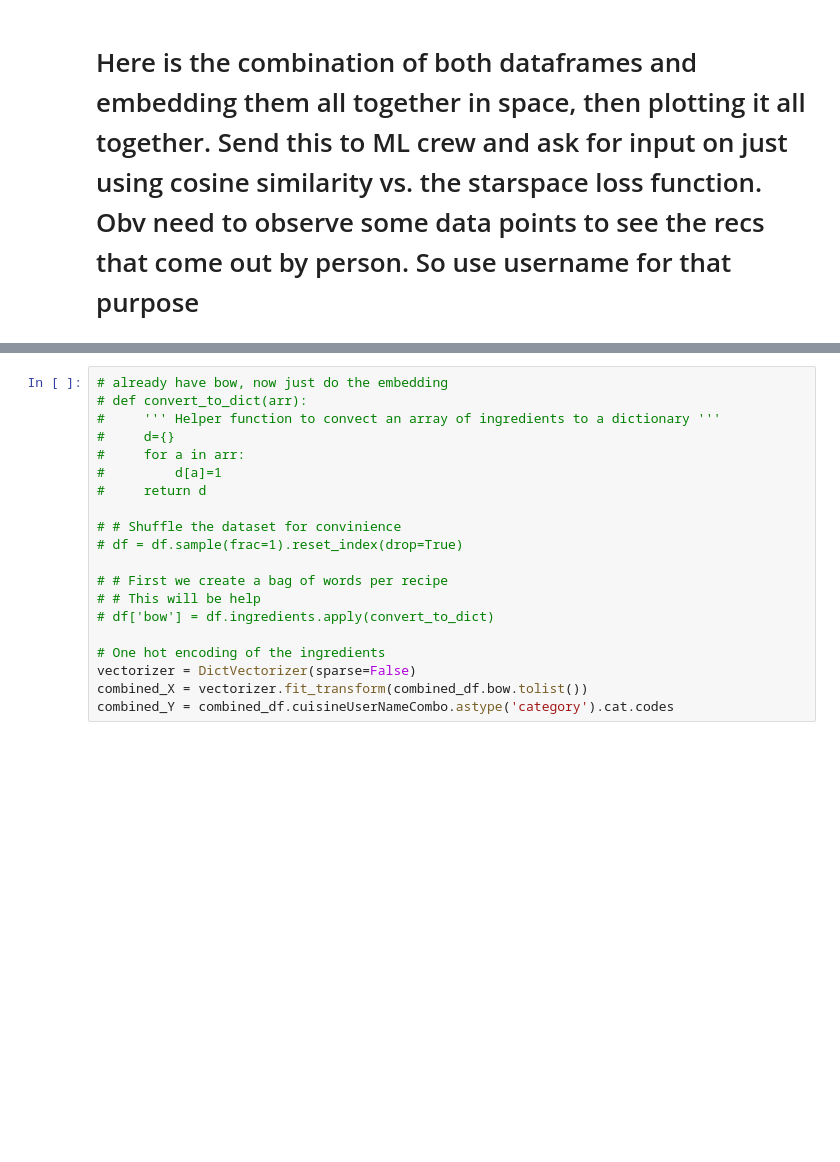
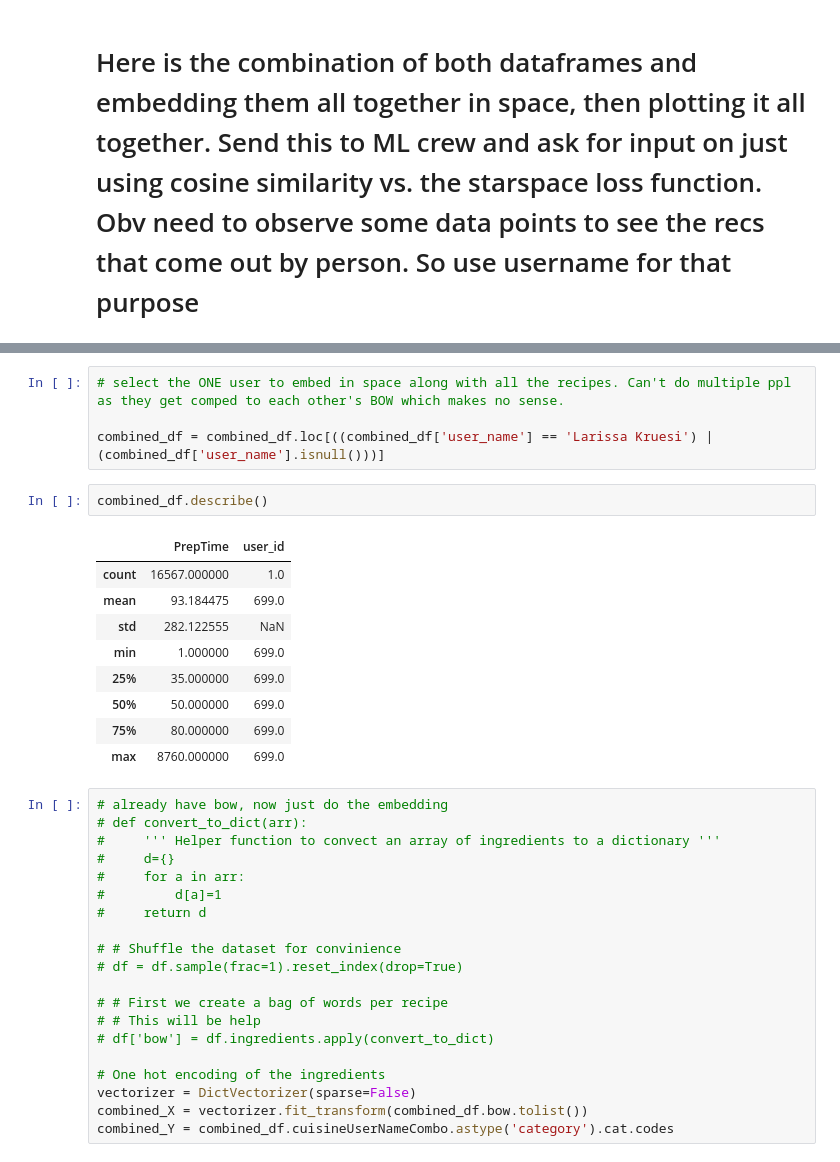
Before and after one commit to mrondin1/ADA_Course_Project, a Jupyter notebook: Project/Final Notebook (milestone 3).ipynb, the cells around one changed output, grey strips where cells are left out. Drawn from its saved outputs; the diff is of its cells as text; blank space fills up the shorter version.

```diff
--- a/Project/Final Notebook (milestone 3).ipynb
+++ b/Project/Final Notebook (milestone 3).ipynb
@@ -814,6 +814,22 @@ display(sample)
 # %% [output]
 |  | flavors | id | ingredients | recipeName | cuisine | PrepTime | img | bow | cuisineUserNameCombo | ... |
 | 12884 | None | Fideos-With-Mussels-Epicurious | [extravirgin olive oil, fideos, c... | Fideos with Mussels | spanish | 120.0 | http://lh6.ggpht.com/dVb71mlHFxhC... | {'extravirgin olive oil': 1, 'fid... | spanish | ... |
+# %%
+# select the ONE user to embed in space along with all the recipes. Can't do multiple ppl as they get comped to each other's BOW which makes no sense.
+
+combined_df = combined_df.loc[((combined_df['user_name'] == 'Larissa Kruesi') | (combined_df['user_name'].isnull()))]
+# %%
+combined_df.describe()
+# %% [output]
+|  | PrepTime | user_id |
+| count | 16567.000000 | 1.0 |
+| mean | 93.184475 | 699.0 |
+| std | 282.122555 | NaN |
+| min | 1.000000 | 699.0 |
+| 25% | 35.000000 | 699.0 |
+| 50% | 50.000000 | 699.0 |
+| 75% | 80.000000 | 699.0 |
+| max | 8760.000000 | 699.0 |
 # %%
 # already have bow, now just do the embedding
 # def convert_to_dict(arr):
```
Also changed, not shown: parts of 3 cells of this notebook.
